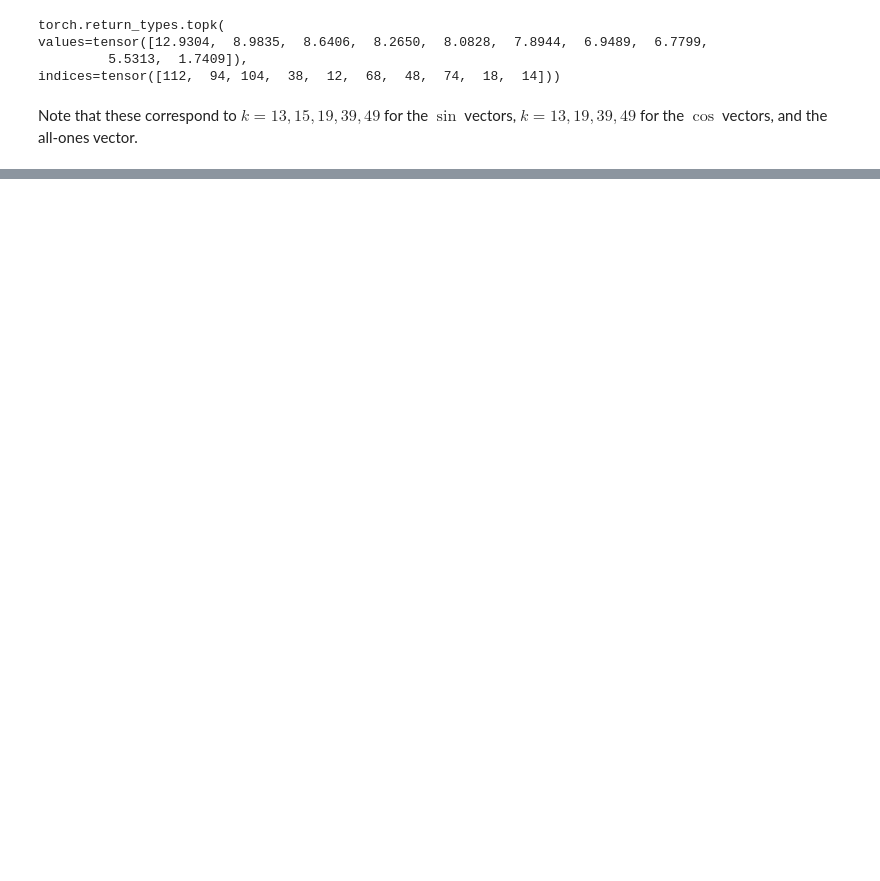
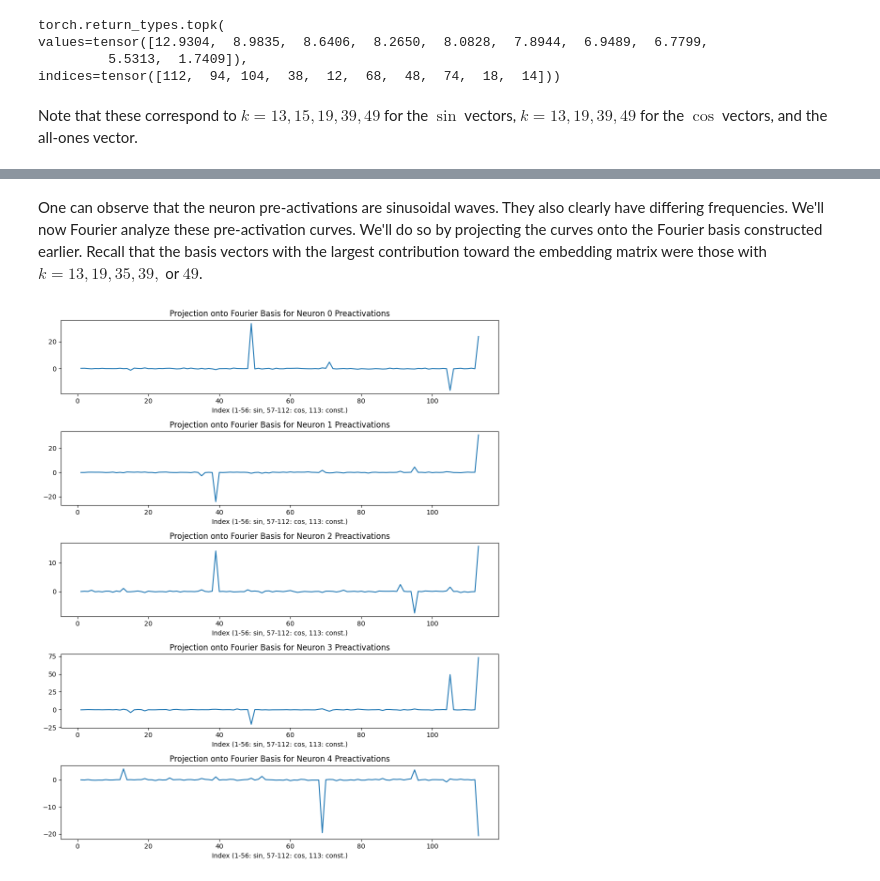
Before and after one commit to andrew-gong-wu/grokking-interp, a Jupyter notebook: analysis.ipynb, the cells around one changed output, grey strips where cells are left out. Cells and saved outputs as stored; diff of their text form; code cells hidden in the pictures; blank space fills up the shorter version.

```diff
--- a/analysis.ipynb
+++ b/analysis.ipynb
@@ -171,0 +195,15 @@ Note that these correspond to $k = 13, 15, 19, 39, 49$ for the $\sin$ vectors, $
+# %%
+# to store the data
+all_data = np.zeros((N**2, 4), dtype = int)
+
+# generate 113^2 pairs
+for i in range(N):
+    for j in range(N):
+        # i + j = (i + j) mod N
+        # we code = as N itself
+        all_data[i*N + j] = [i,j,N, (i+j) % N]
+
+# get inputs and outputs
+all_data = torch.tensor(all_data)
+all_Ys = all_data[:,3]
+all_data = all_data[:,:3]
@@ -171,0 +256,17 @@ Note that these correspond to $k = 13, 15, 19, 39, 49$ for the $\sin$ vectors, $
+# %% [markdown]
+One can observe that the neuron pre-activations are sinusoidal waves. They also clearly have differing frequencies. We'll now Fourier analyze these pre-activation curves. We'll do so by projecting the curves onto the Fourier basis constructed earlier. Recall that the basis vectors with the largest contribution toward the embedding matrix were those with $k = 13, 19, 35, 39,$ or $49$.
+# %%
+fig, axes = plt.subplots(5,1, figsize=(10,12))
+for i in range(5):
+    # plot the ith neuron's preactivations
+    # there are 512 total; we'll plot 5 of them
+    # plot starts from 1 due to zero-indexing in Python vs. 1-indexing for basis vectors
+
+    axes[i].plot(range(1,114), fourier_basis @ pos2_preacts[:, i])
+    axes[i].set_title(f'Projection onto Fourier Basis for Neuron {i} Preactivations')
+    axes[i].set_xlabel('Index (1-56: sin, 57-112: cos, 113: const.)')
+
+plt.tight_layout()
+plt.show()
+# %% [output]
+[figure, added]
```
Also changed, not shown: parts of 25 cells of this notebook, 2 other files.
